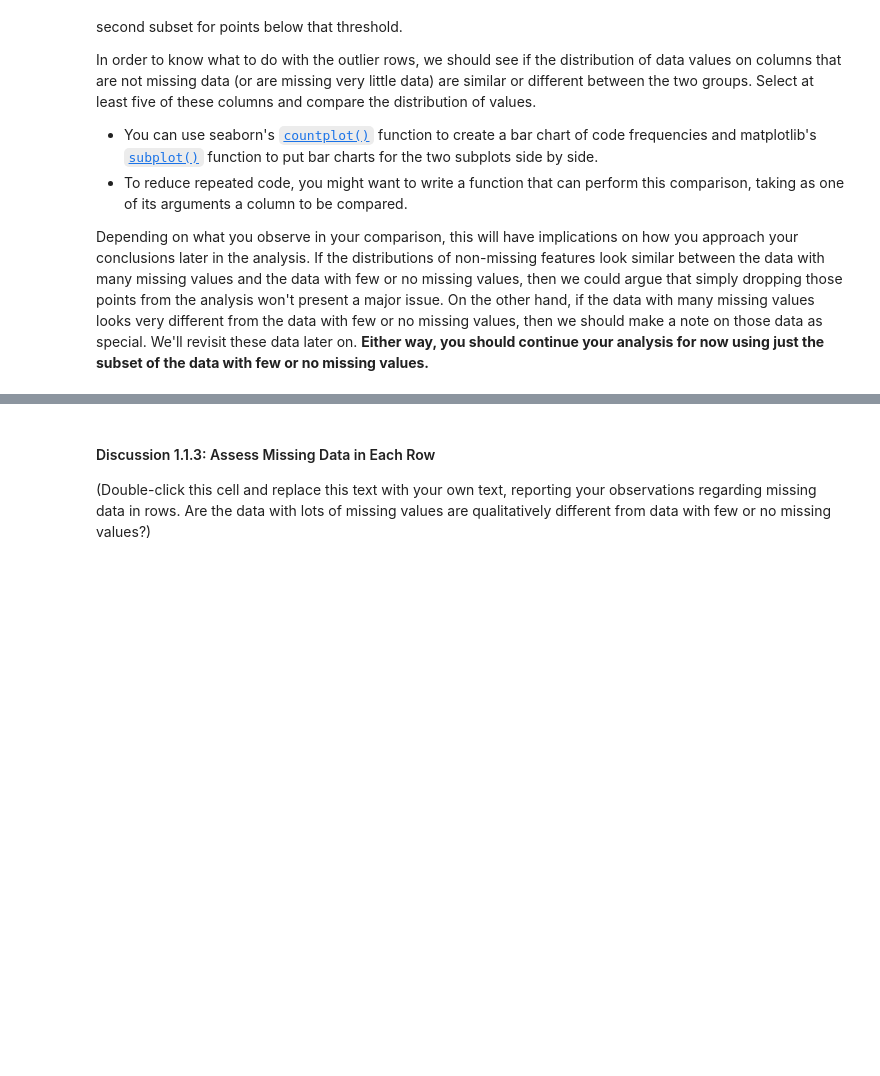
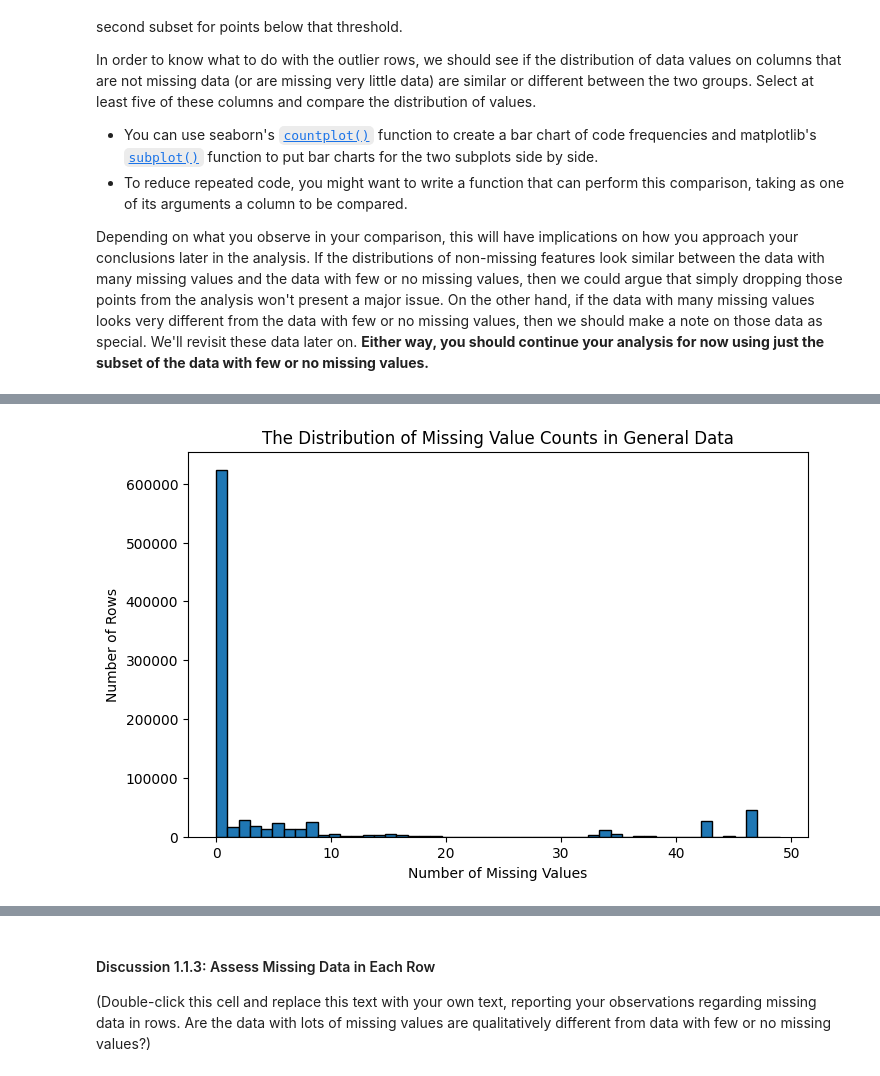
Before and after one commit to EssaAlsharif/Identify-Customer-Segments, a Jupyter notebook: Identify_Customer_Segments.ipynb, the cells around one changed output, grey strips where cells are left out. Drawn from its saved outputs; the diff is of its cells as text; code cells hidden in the pictures; blank space fills up the shorter version.

```diff
--- a/Identify_Customer_Segments.ipynb
+++ b/Identify_Customer_Segments.ipynb
@@ -434,3 +429,9 @@ In order to know what to do with the outlier rows, we should see if the distribu
 Depending on what you observe in your comparison, this will have implications on how you approach your conclusions later in the analysis. If the distributions of non-missing features look similar between the data with many missing values and the data with few or no missing values, then we could argue that simply dropping those points from the analysis won't present a major issue. On the other hand, if the data with many missing values looks very different from the data with few or no missing values, then we should make a note on those data as special. We'll revisit these data later on. **Either way, you should continue your analysis for now using just the subset of the data with few or no missing values.**
 # %%
 # How much data is missing in each row of the dataset?
+
+row_missing_general_data_counts = cleaned_general_data.isnull().sum(axis=1)
+row_missing_customer_data_counts = cleaned_customer_data.isnull().sum(axis=1)
+
+print('Missing data in customer data in each row:')
+row_missing_customer_data_counts.head(50)
@@ -439,0 +458,9 @@ Depending on what you observe in your comparison, this will have implications on
+# %%
+plt.figure(figsize=(8,5))
+plt.hist(row_missing_general_data_counts, bins=50, edgecolor='k')
+plt.xlabel('Number of Missing Values')
+plt.ylabel('Number of Rows')
+plt.title('The Distribution of Missing Value Counts in General Data')
+plt.show()
+# %% [output]
+[figure, added]
```
Also changed, not shown: parts of 7 cells of this notebook.
